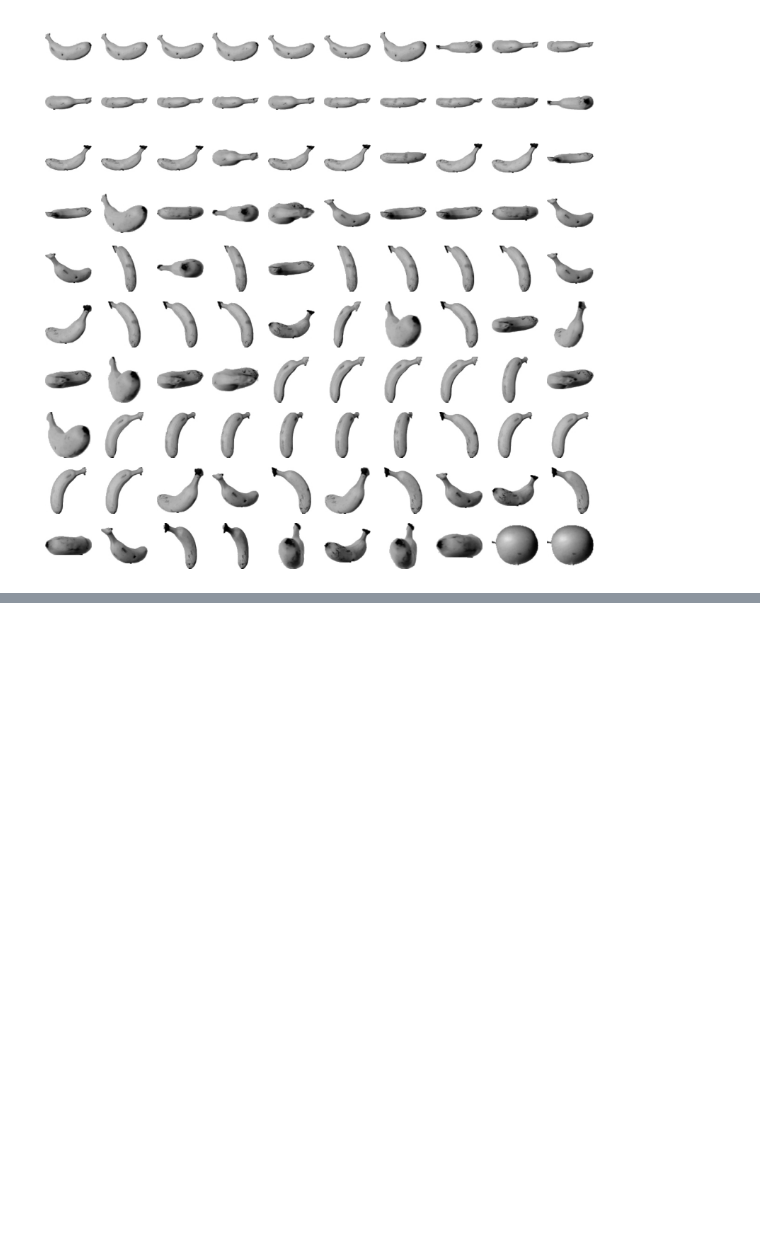
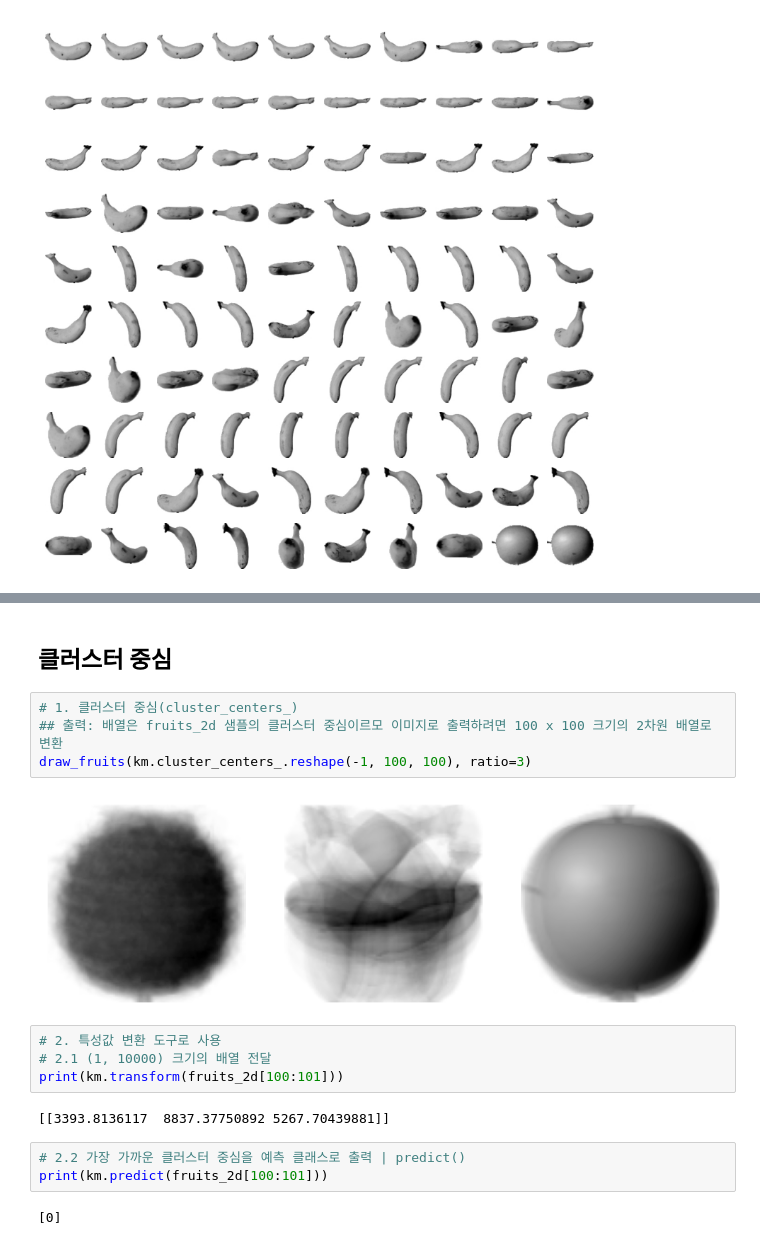
Before and after one commit to Sangyeonglee353/ai-hongong, a Jupyter notebook: Chapter_06_비지도학습.ipynb, the cells around one changed output, grey strips where cells are left out. Cells and saved outputs as stored; diff of their text form; blank space fills up the shorter version.

```diff
--- a/Chapter_06_비지도학습.ipynb
+++ b/Chapter_06_비지도학습.ipynb
@@ -169,0 +258,19 @@ plt.show()
+# %% [markdown]
+## 클러스터 중심
+# %%
+# 1. 클러스터 중심(cluster_centers_)
+## 출력: 배열은 fruits_2d 샘플의 클러스터 중심이르모 이미지로 출력하려면 100 x 100 크기의 2차원 배열로 변환
+draw_fruits(km.cluster_centers_.reshape(-1, 100, 100), ratio=3)
+# %% [output]
+[figure, added]
+# %%
+# 2. 특성값 변환 도구로 사용
+# 2.1 (1, 10000) 크기의 배열 전달
+print(km.transform(fruits_2d[100:101]))
+# %% [output]
+[[3393.8136117  8837.37750892 5267.70439881]]
+# %%
+# 2.2 가장 가까운 클러스터 중심을 예측 클래스로 출력 | predict()
+print(km.predict(fruits_2d[100:101]))
+# %% [output]
+[0]
```
Also changed, not shown: parts of 14 cells of this notebook.
